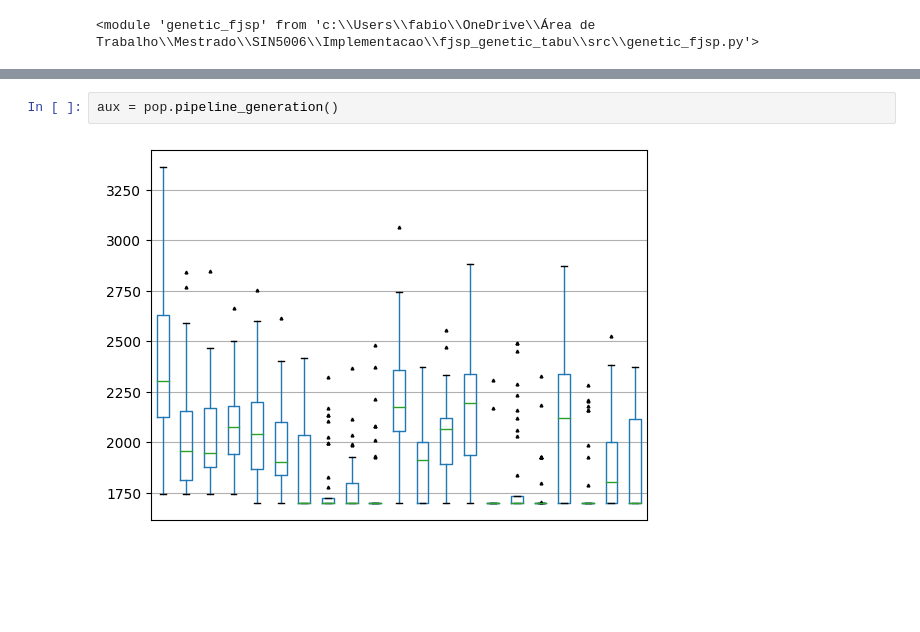
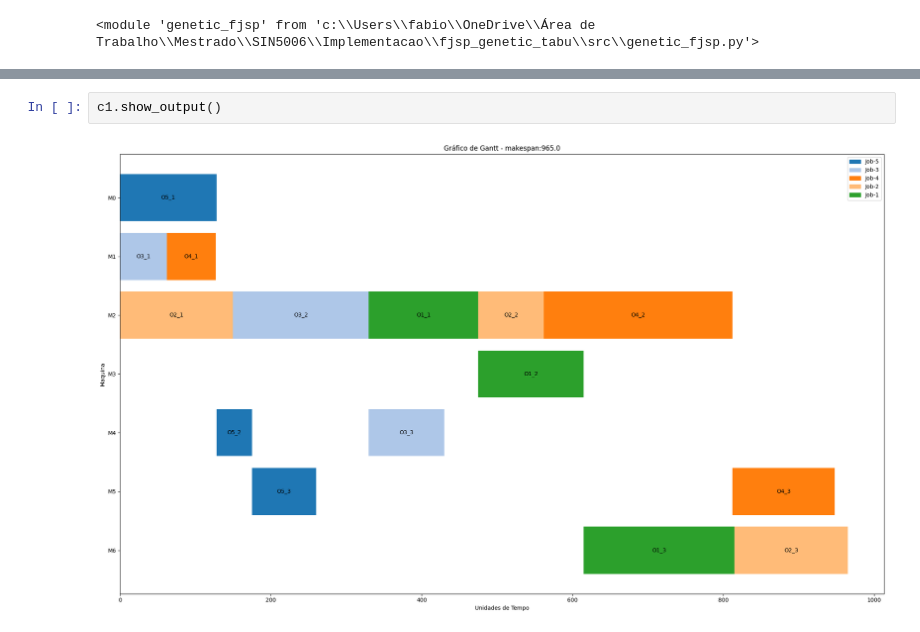
Before and after one commit to FabioMMaia/fjsp_genetic_tabu, a Jupyter notebook: Pipeline.ipynb, the cells around one changed output, grey strips where cells are left out. Saved outputs shown, nothing was run; the diff lists cells and outputs as text; blank space fills up the shorter version.

```diff
--- a/Pipeline.ipynb
+++ b/Pipeline.ipynb
@@ -77,4 +53,4 @@ pop.selection()[0].show_output()
-# %%
-aux = pop.pipeline_generation()
-# %% [output]
-[figure, removed]
+# %%
+c1.show_output()
+# %% [output]
+[figure, added]
```
Also changed, not shown: parts of 27 cells of this notebook, 1 other file.
